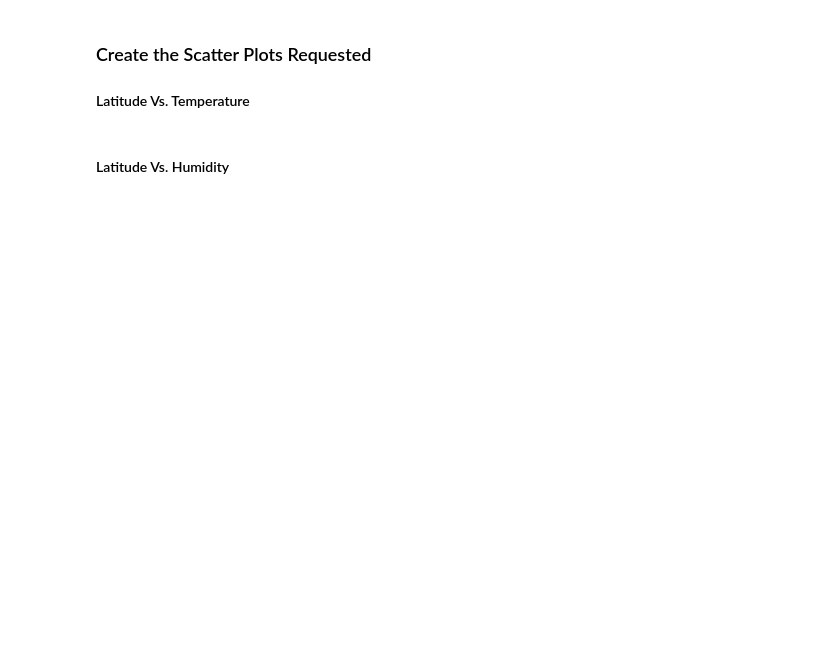
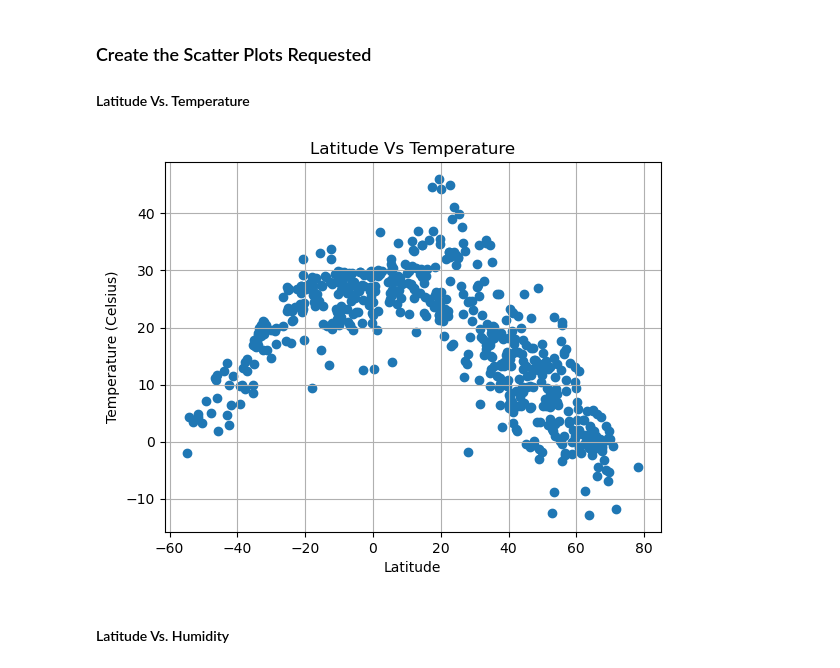
Before and after one commit to Rock2638/python-api-challenge, a Jupyter notebook: WeatherPy/WeatherPy.ipynb, the cells around one changed output. Drawn from its saved outputs; the diff is of its cells as text; code cells hidden in the pictures; blank space fills up the shorter version.

```diff
--- a/WeatherPy/WeatherPy.ipynb
+++ b/WeatherPy/WeatherPy.ipynb
@@ -164,16 +211,21 @@ city_data_df.head()
 #### Latitude Vs. Temperature
 # %%
 # Build scatter plot for latitude vs. temperature
-# YOUR CODE HERE
+plt.scatter(city_data_df["Lat"], city_data_df["Max Temp"], marker="o")
 
 # Incorporate the other graph properties
-# YOUR CODE HERE
+plt.title("Latitude Vs Temperature")
+plt.ylabel("Temperature (Celsius)")
+plt.xlabel("Latitude")
+plt.grid(True)
 
 # Save the figure
 plt.savefig("output_data/Fig1.png")
 
 # Show plot
 plt.show()
+# %% [output]
+[figure, added]
 # %% [markdown]
 #### Latitude Vs. Humidity
 # %%
```
Also changed, not shown: parts of 26 cells of this notebook, 10 other files.
